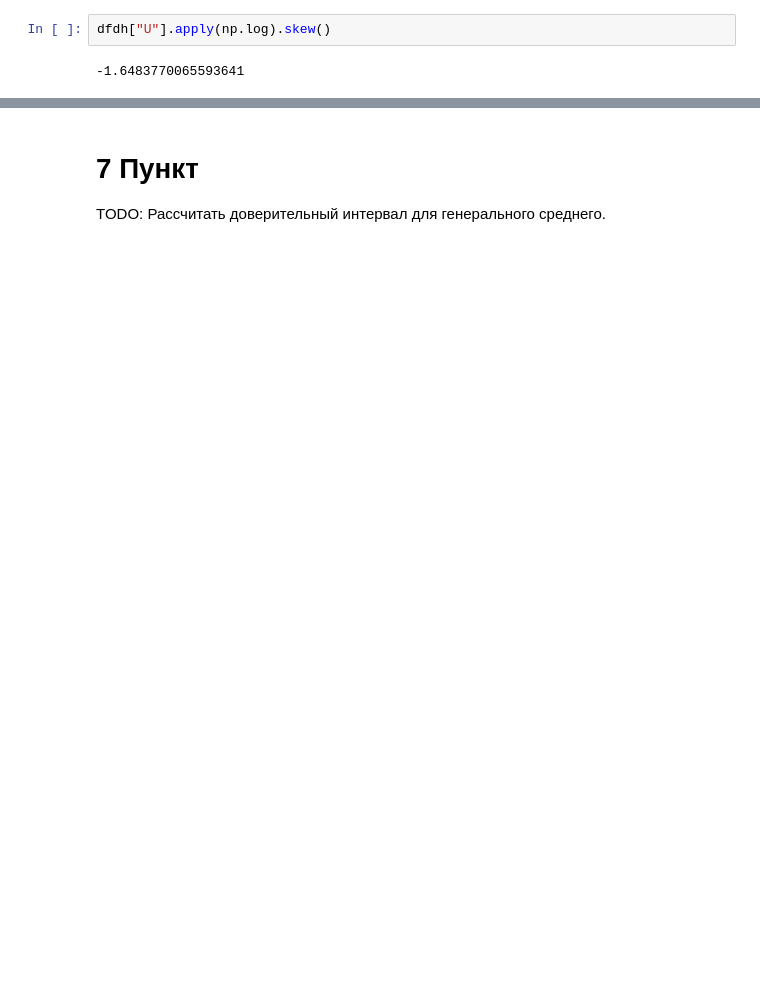
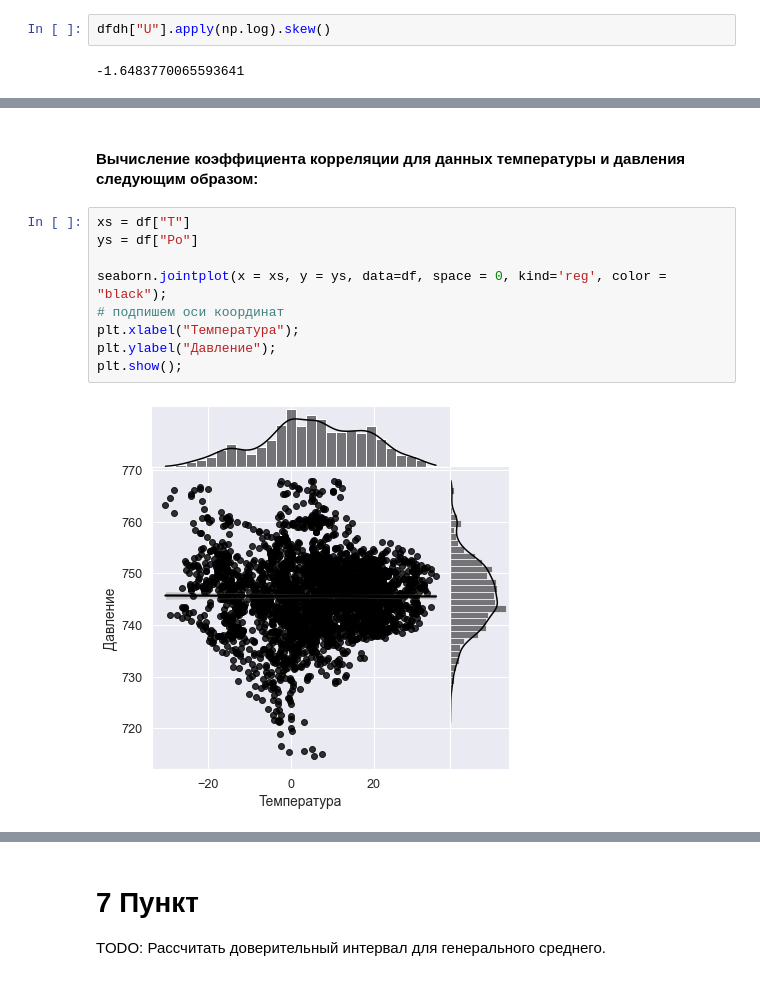
Before and after one commit to mbluuka/7semestr, a Jupyter notebook: LR1.ipynb, the cells around one changed output, grey strips where cells are left out. Drawn from its saved outputs; the diff is of its cells as text; blank space fills up the shorter version.

```diff
--- a/LR1.ipynb
+++ b/LR1.ipynb
@@ -456 +426,14 @@ plt.show()
+# %% [markdown]
+#### Вычисление коэффициента корреляции для данных температуры и давления следующим образом:
+# %%
+xs = df["T"]
+ys = df["Po"]
+
+seaborn.jointplot(x = xs, y = ys, data=df, space = 0, kind='reg', color = "black");
+# подпишем оси координат
+plt.xlabel("Температура");
+plt.ylabel("Давление");
+plt.show();
+# %% [output]
+[figure, added]
 # %%
```
Also changed, not shown: parts of 35 cells of this notebook.
